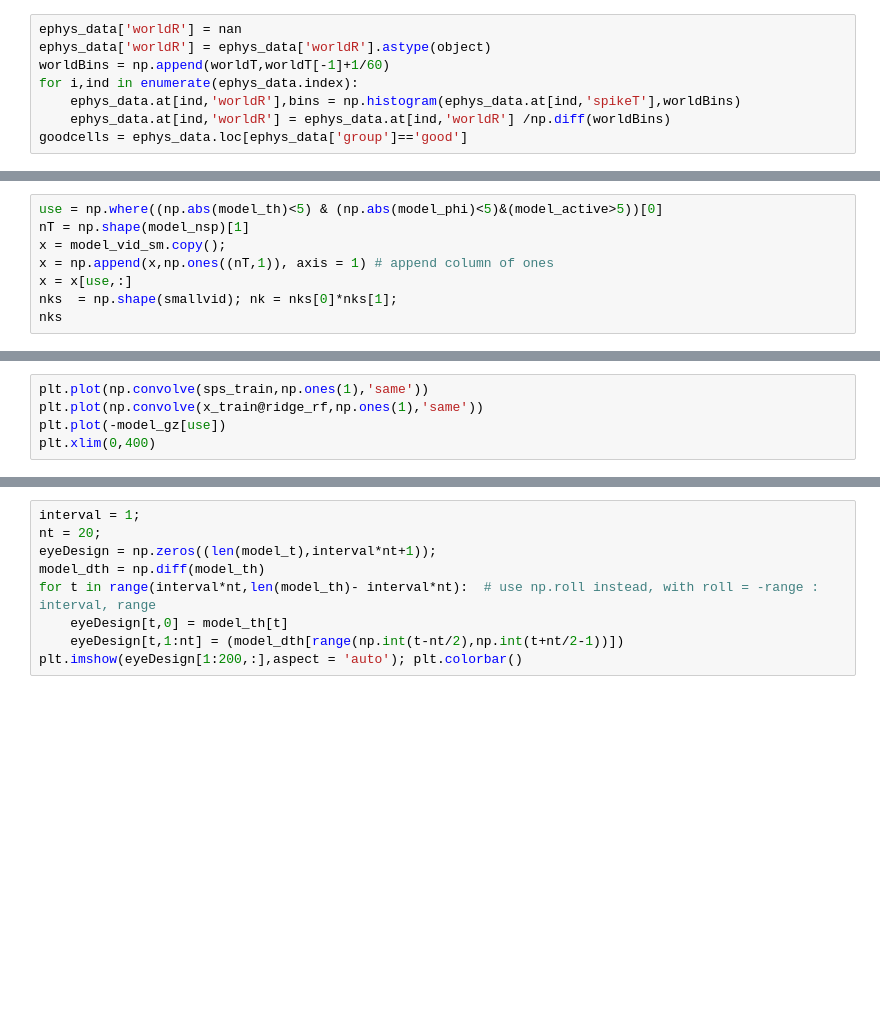
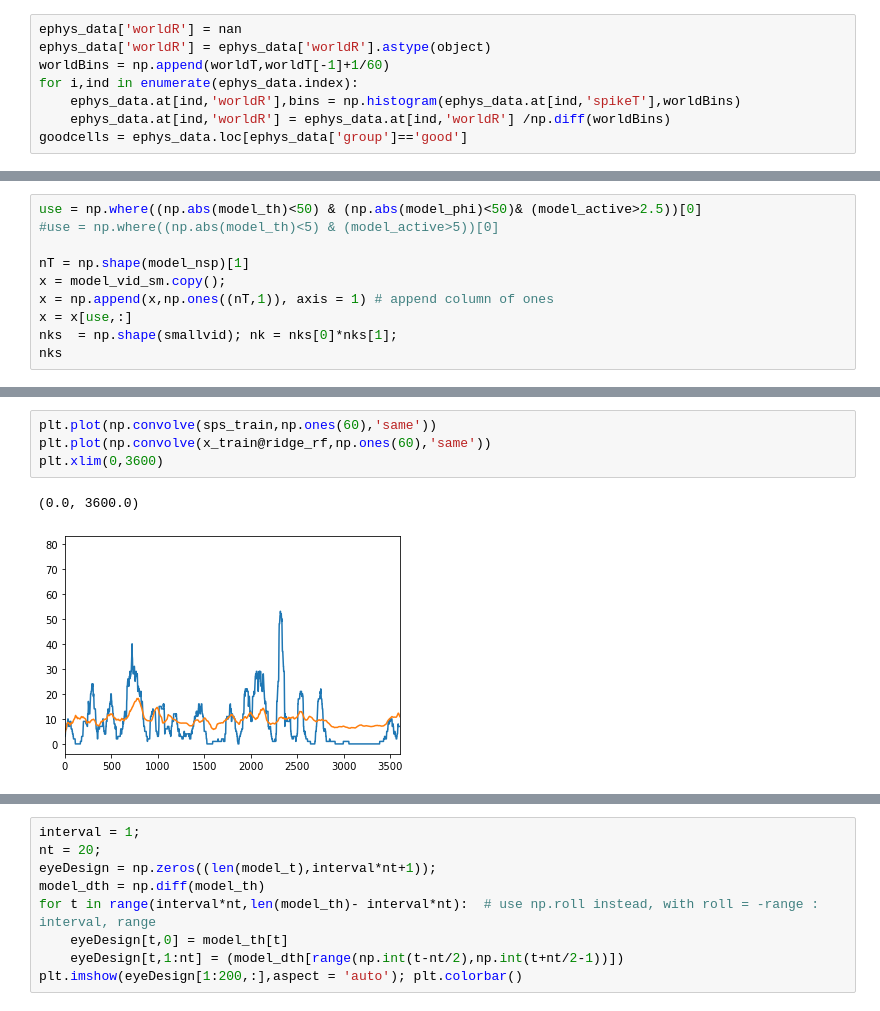
Before and after one commit to nielllab/FreelyMovingEphys, a Jupyter notebook: testing/correct_worldcam_testing.ipynb, the cells around one changed output, grey strips where cells are left out. Saved outputs shown, nothing was run; the diff lists cells and outputs as text; blank space fills up the shorter version.

```diff
--- a/testing/correct_worldcam_testing.ipynb
+++ b/testing/correct_worldcam_testing.ipynb
@@ -477,5 +578,7 @@ plt.hist(model_active,100)
 # %%
-use = np.where((np.abs(model_th)<5) & (np.abs(model_phi)<5)&(model_active>5))[0]
+use = np.where((np.abs(model_th)<50) & (np.abs(model_phi)<50)& (model_active>2.5))[0]
+#use = np.where((np.abs(model_th)<5) & (model_active>5))[0]
+
 nT = np.shape(model_nsp)[1]
 x = model_vid_sm.copy();
 x = np.append(x,np.ones((nT,1)), axis = 1) # append column of ones
@@ -580,8 +716,10 @@ staPdf.close()
 # %%
-plt.plot(np.convolve(sps_train,np.ones(1),'same'))
-plt.plot(np.convolve(x_train@ridge_rf,np.ones(1),'same'))
-plt.plot(-model_gz[use])
-plt.xlim(0,400)
+plt.plot(np.convolve(sps_train,np.ones(60),'same'))
+plt.plot(np.convolve(x_train@ridge_rf,np.ones(60),'same'))
+plt.xlim(0,3600)
+# %% [output]
+(0.0, 3600.0)
+[figure, added]
 # %%
 sta = np.zeros((60*80))
 sta[goodpts[0]] = glm.beta_
```
Also changed, not shown: parts of 28 cells of this notebook.
